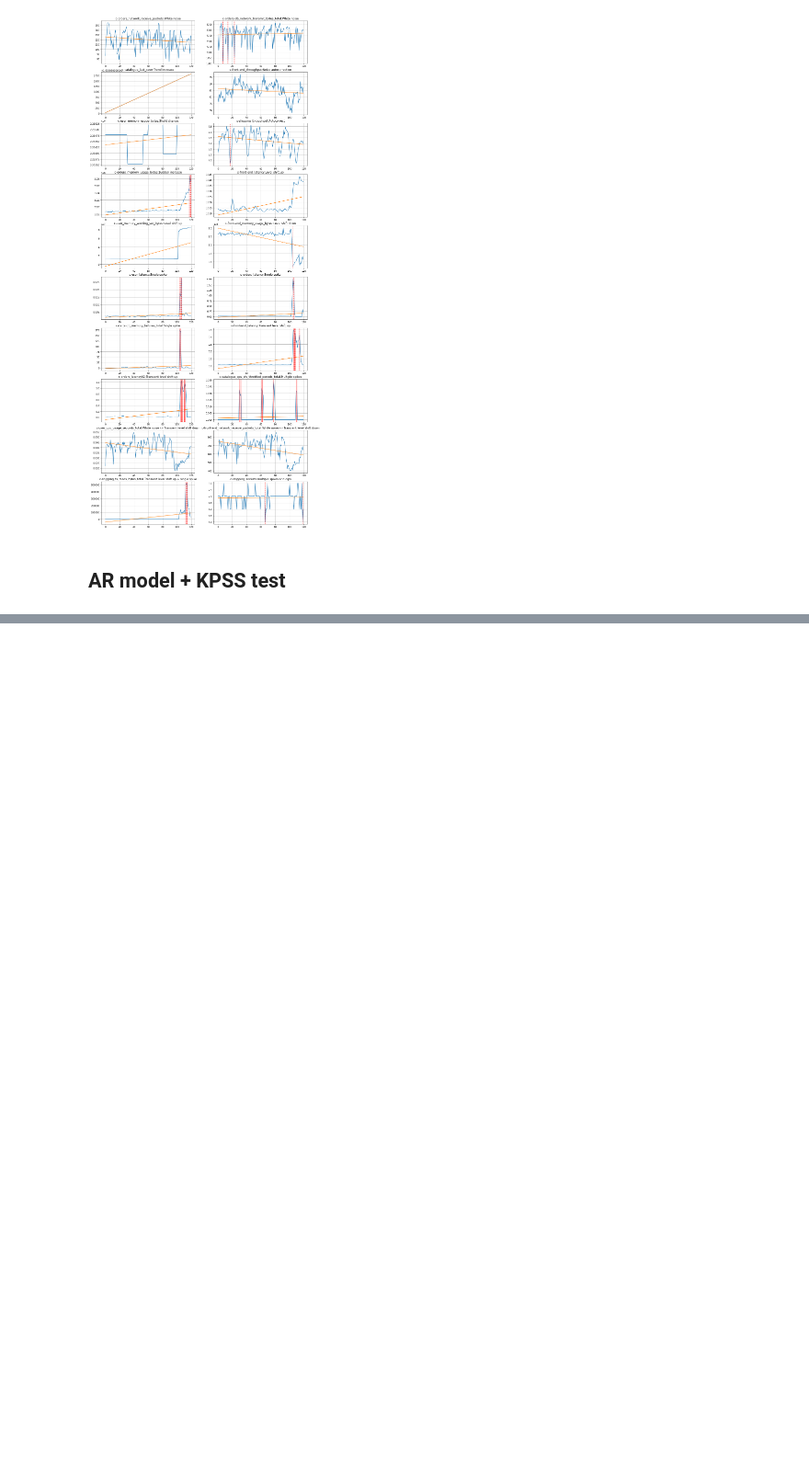
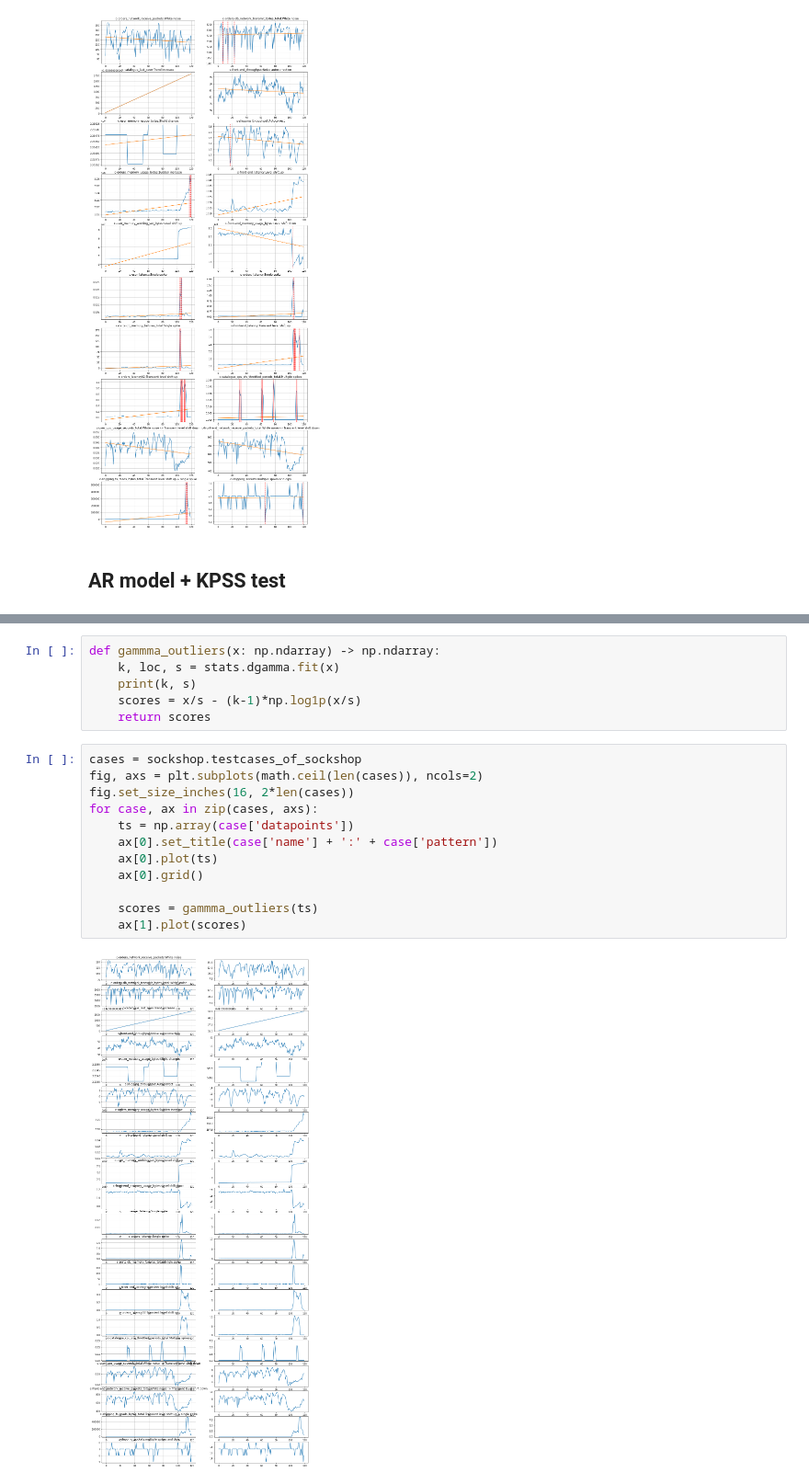
Before and after one commit to ai4sre/meltria-analyzer, a Jupyter notebook: notebooks/kpsstest.ipynb, the cells around one changed output, grey strips where cells are left out. Shown at 92% size. Saved outputs shown, nothing was run; the diff lists cells and outputs as text; blank space fills up the shorter version.

```diff
--- a/notebooks/kpsstest.ipynb
+++ b/notebooks/kpsstest.ipynb
@@ -200,0 +309,20 @@ for case, ax in zip(cases, axs.flatten()):
+# %%
+def gammma_outliers(x: np.ndarray) -> np.ndarray:
+    k, loc, s = stats.dgamma.fit(x)
+    print(k, s)
+    scores = x/s - (k-1)*np.log1p(x/s)
+    return scores
+# %%
+cases = sockshop.testcases_of_sockshop
+fig, axs = plt.subplots(math.ceil(len(cases)), ncols=2)
+fig.set_size_inches(16, 2*len(cases))
+for case, ax in zip(cases, axs):
+    ts = np.array(case['datapoints'])
+    ax[0].set_title(case['name'] + ':' + case['pattern'])
+    ax[0].plot(ts)
+    ax[0].grid()
+
+    scores = gammma_outliers(ts)
+    ax[1].plot(scores)
+# %% [output]
+[figure, added]
```
Also changed, not shown: parts of 9 cells of this notebook.
